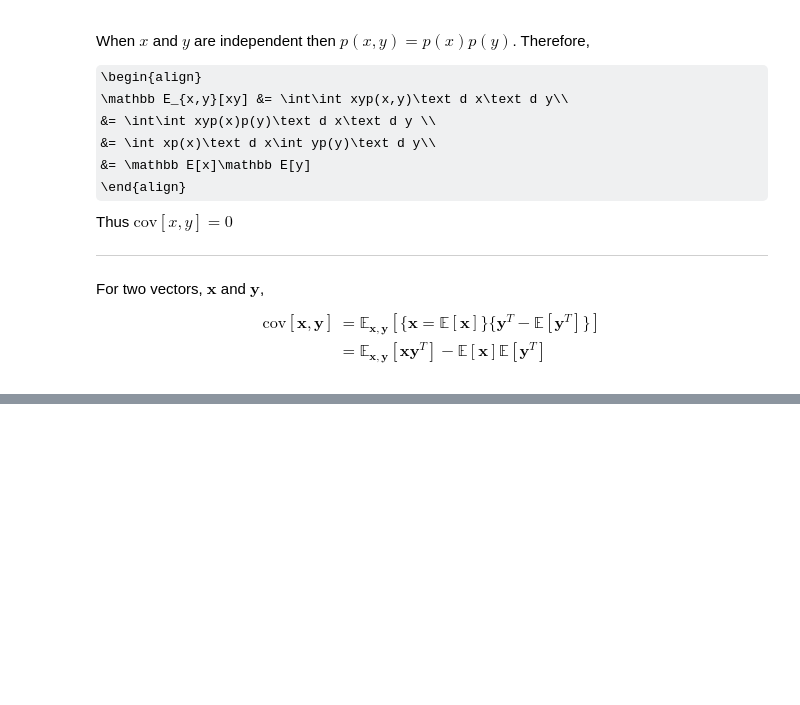
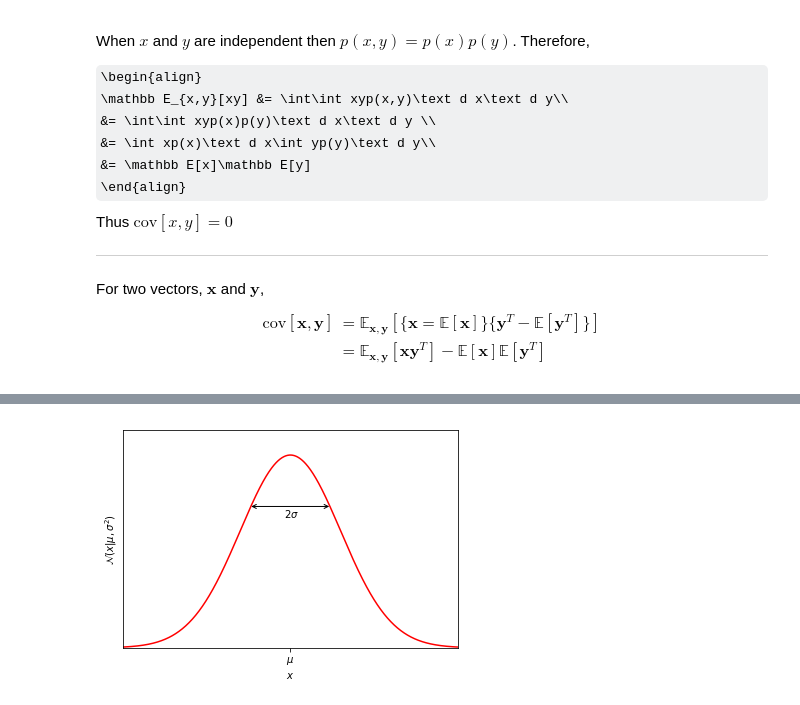
Before and after one commit to MBates92/PRML-Walkthrough, a Jupyter notebook: Chapter 1.ipynb, the cells around one changed output, grey strips where cells are left out. Drawn from its saved outputs; the diff is of its cells as text; code cells hidden in the pictures; some formulas as TeX source; blank space fills up the shorter version.

```diff
--- a/Chapter 1.ipynb
+++ b/Chapter 1.ipynb
@@ -743,0 +775,18 @@ For two vectors, $\mathbf x$ and $\mathbf y$,
+# %%
+def gaussian(x,mu=0,sigma=1):
+    return 1/np.sqrt(2*np.pi*sigma**2)*np.exp(-((x-mu)**2)/(2*sigma**2))
+
+x = np.linspace(0,10,1000)
+plt.figure()
+plt.xlim(0,10)
+plt.ylim(0,0.3)
+plt.plot(x,gaussian(x,5,1.5),'r')
+plt.xticks([5],[r'$\mu$'])
+plt.yticks([])
+plt.xlabel(r'$x$')
+plt.ylabel(r'$\mathcal{N}(x|\mu,\sigma^2)$')
+plt.annotate(s='', xy=(3.77,0.195), xytext=(3.77+2*np.sqrt(1.5),0.195), arrowprops=dict(arrowstyle='<->'))
+plt.text(4.8,0.18,r'$2\sigma$')
+plt.show()
+# %% [output]
+[figure, added]
```
Also changed, not shown: parts of 20 cells of this notebook.
